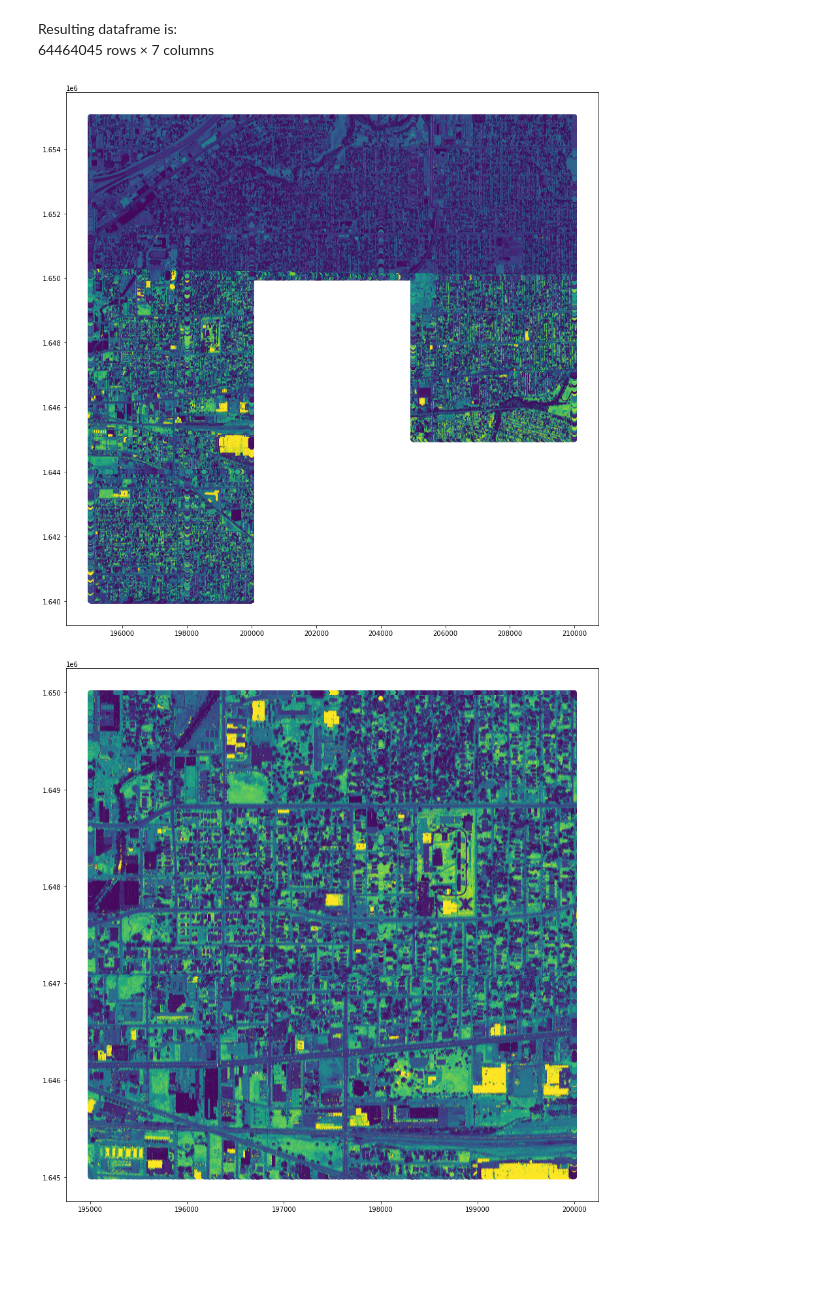
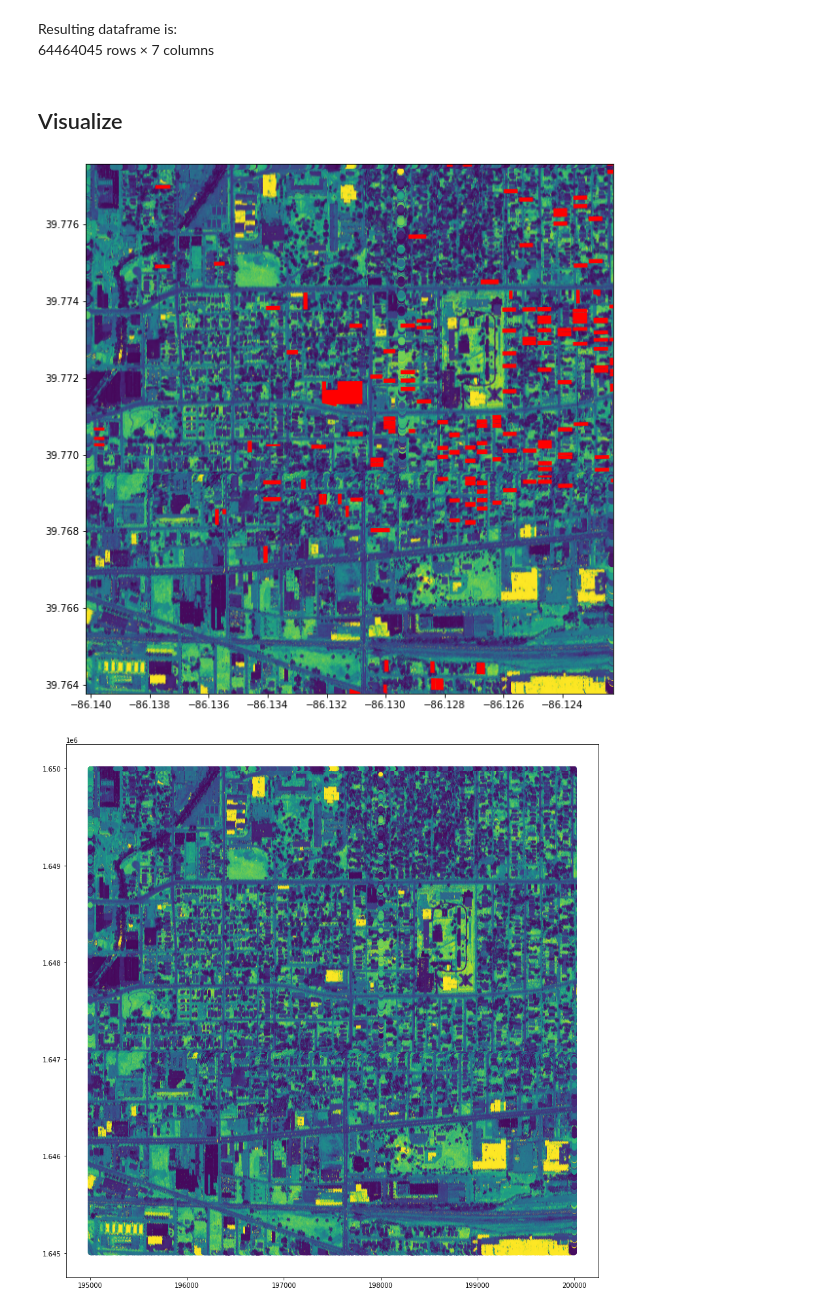
Before and after one commit to zach-brown-18/is-it-abandoned, a Jupyter notebook: Data_ingestion.ipynb, the cells around one changed output. Drawn from its saved outputs; the diff is of its cells as text; code cells hidden in the pictures; blank space fills up the shorter version.

```diff
--- a/Data_ingestion.ipynb
+++ b/Data_ingestion.ipynb
@@ -179,0 +156,3 @@ RuntimeError: b'no arguments in initialization list'
+# %%
+# Boundaries for the LiDAR tile
+x_min, x_max, y_min, y_max = -86.14016495696444, -86.12228581315563, 39.76377561875412, 39.777572323113745
@@ -230,3 +215,5 @@ lidar_geodf
 # %% [markdown]
 Resulting dataframe is:
 64464045 rows × 7 columns
+# %% [markdown]
+## Visualize
@@ -233,11 +222,15 @@ Resulting dataframe is:
+# %%
+# Map the abandoned properties over the satelite image
+f, ax = plt.subplots(figsize=(15,10))
+
+gdf_4326.plot('intensity', ax=ax)
+gdf_abandoned.plot(ax=ax, color='red')
+ax.set_xlim(left=x_min, right=x_max)
+ax.set_ylim(bottom=y_min, top=y_max);
+# %% [output]
+[figure, added]
 # %%
 lidar_small = lidar_geodf.loc[:, ['intensity', 'geometry']].copy()
-# %%
-# Duration: Over 2.5 hours
-
-lidar_small.plot('intensity', figsize=(15,15));
-# %% [output]
-[figure, removed]
 # %%
 lidar_geodf.plot('intensity', figsize=(15,15));
 # %% [output]
```
Also changed, not shown: parts of 22 cells of this notebook, 9 other files.
